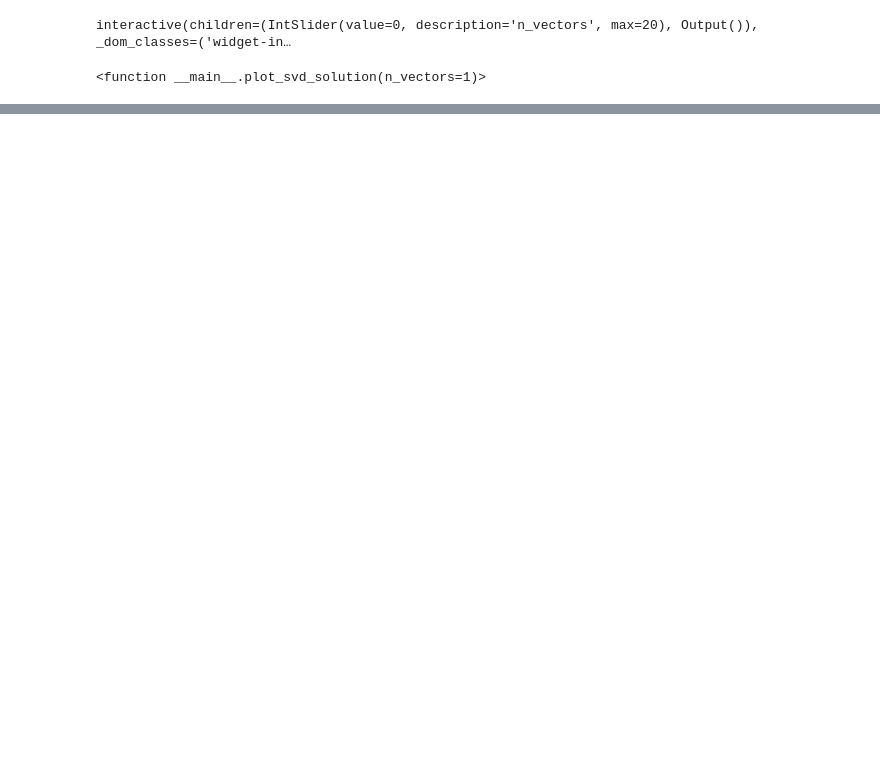
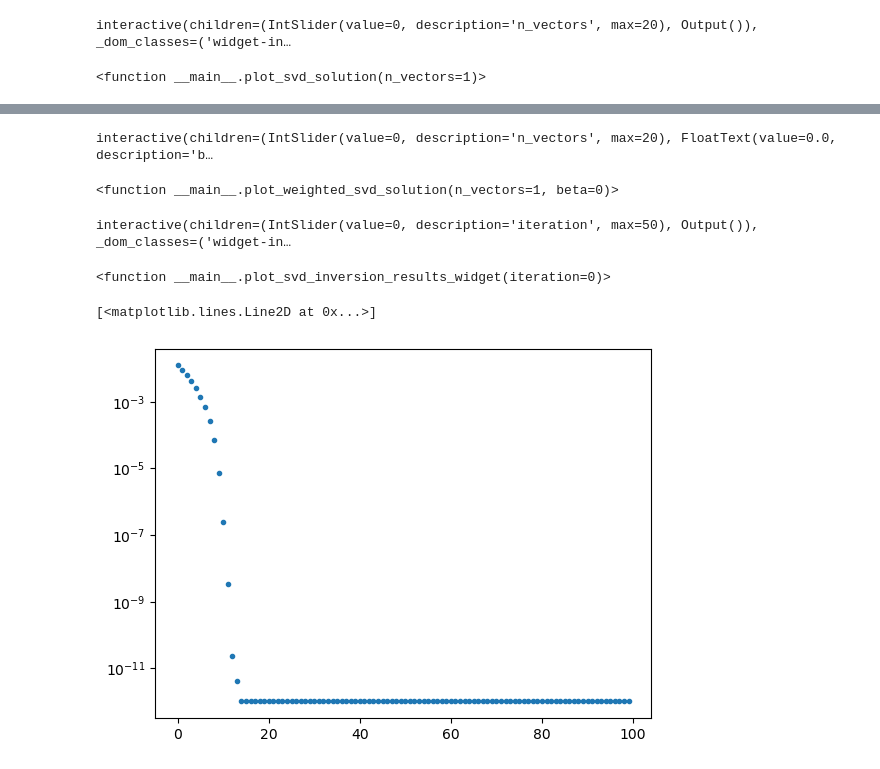
Before and after one commit to lheagy/eosc-454, a Jupyter notebook: lectures/Linear-problem.ipynb, the cells around one changed output, grey strips where cells are left out. Drawn from its saved outputs; the diff is of its cells as text; code cells hidden in the pictures; blank space fills up the shorter version.

```diff
--- a/lectures/Linear-problem.ipynb
+++ b/lectures/Linear-problem.ipynb
@@ -394,0 +432,9 @@ interactive(children=(IntSlider(value=0, description='n_vectors', max=20), Outpu
+# %%
+ipywidgets.interact(
+    plot_weighted_svd_solution,
+    n_vectors=ipywidgets.IntSlider(min=0, max=V.shape[1], value=0),
+    beta=ipywidgets.FloatText(value=0)
+)
+# %% [output]
+interactive(children=(IntSlider(value=0, description='n_vectors', max=20), FloatText(value=0.0, description='b…
+<function __main__.plot_weighted_svd_solution(n_vectors=1, beta=0)>
@@ -394,0 +484,18 @@ interactive(children=(IntSlider(value=0, description='n_vectors', max=20), Outpu
+# %%
+ipywidgets.interact(
+    plot_svd_inversion_results_widget,
+    iteration=ipywidgets.IntSlider(min=0, max=n_beta, value=0)
+)
+# %% [output]
+interactive(children=(IntSlider(value=0, description='iteration', max=50), Output()), _dom_classes=('widget-in…
+<function __main__.plot_svd_inversion_results_widget(iteration=0)>
+# %%
+beta = 1e-12
+A = (V @ np.diag(l**2) @ V.T + beta * np.eye(n_cells))
+# %%
+eigs = np.linalg.eigvals(A)
+# %%
+plt.semilogy(eigs, ".")
+# %% [output]
+[<matplotlib.lines.Line2D at 0x...>]
+[figure, added]
```
Also changed, not shown: parts of 17 cells of this notebook.
